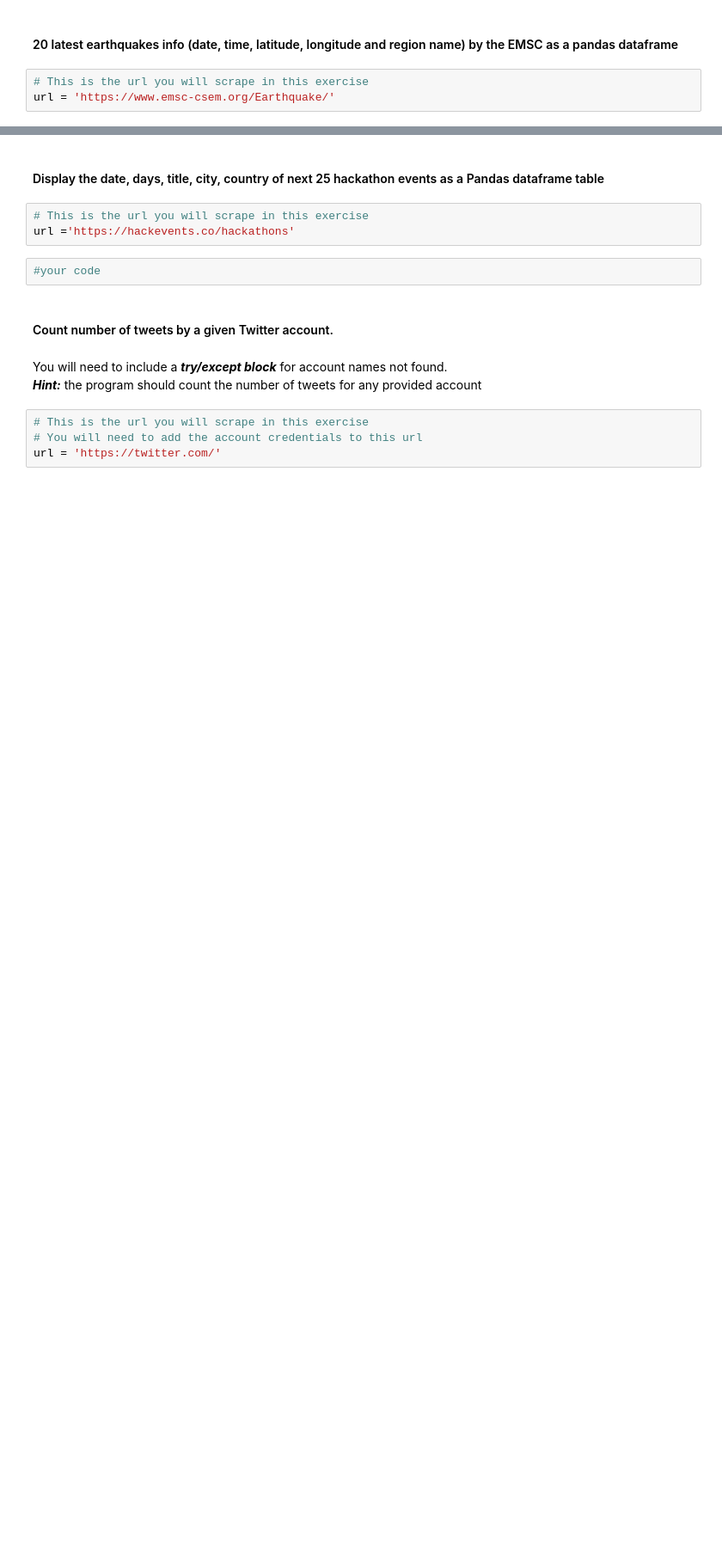
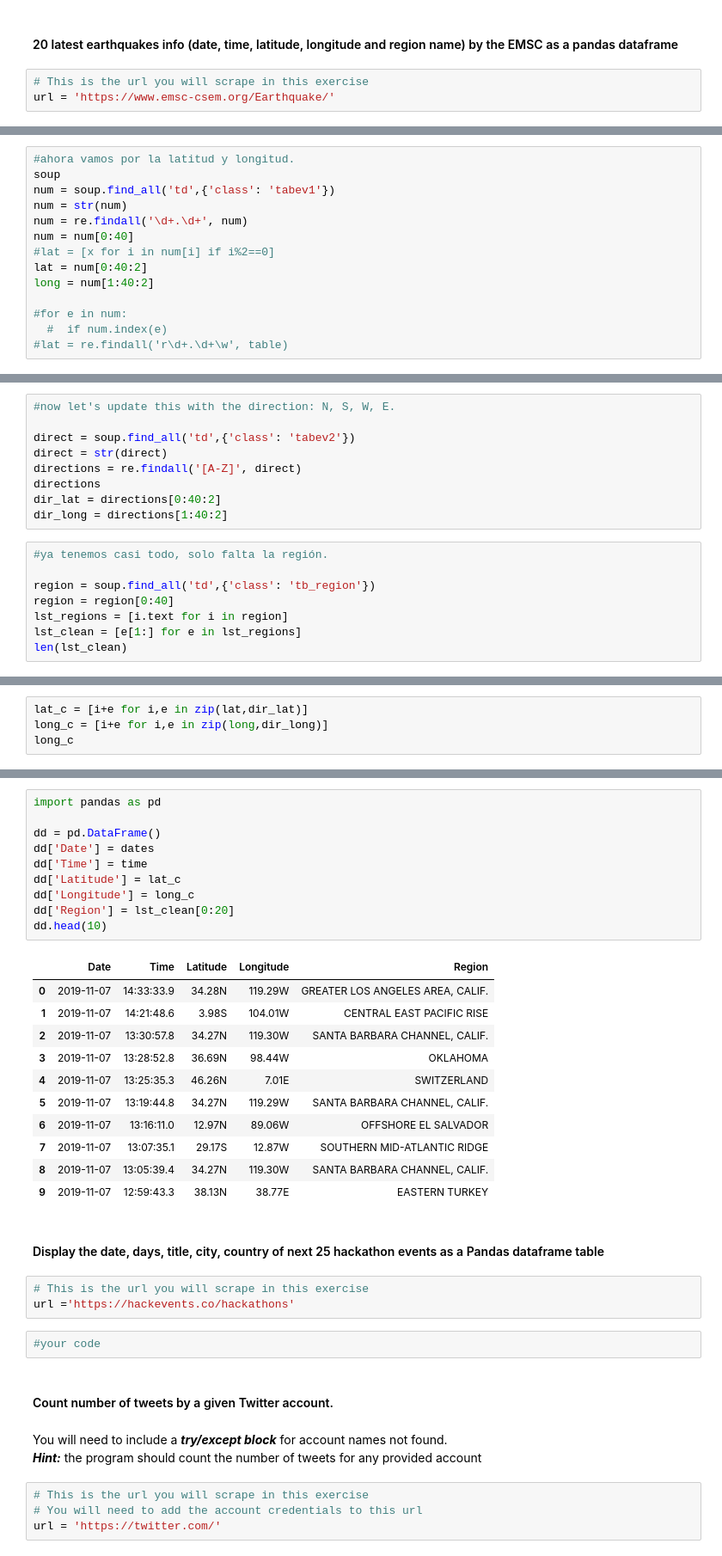
Before and after one commit to EnriqueOrtiz27/datamex1019, a Jupyter notebook: module-1/lab-web-scraping/your-code/solutions_enrique.ipynb, the cells around one changed output, grey strips where cells are left out. Shown: that part at 86% size. Drawn from its saved outputs; the diff is of its cells as text; blank space fills up the shorter version.

```diff
--- a/module-1/lab-web-scraping/your-code/solutions_enrique.ipynb
+++ b/module-1/lab-web-scraping/your-code/solutions_enrique.ipynb
@@ -236,0 +275,14 @@ url = 'https://www.emsc-csem.org/Earthquake/'
+# %%
+#ahora vamos por la latitud y longitud.
+soup
+num = soup.find_all('td',{'class': 'tabev1'})
+num = str(num)
+num = re.findall('\d+.\d+', num)
+num = num[0:40]
+#lat = [x for i in num[i] if i%2==0]
+lat = num[0:40:2]
+long = num[1:40:2]
+
+#for e in num:
+  #  if num.index(e)
+#lat = re.findall('r\d+.\d+\w', table)
@@ -236,0 +312,17 @@ url = 'https://www.emsc-csem.org/Earthquake/'
+# %%
+#now let's update this with the direction: N, S, W, E.
+
+direct = soup.find_all('td',{'class': 'tabev2'})
+direct = str(direct)
+directions = re.findall('[A-Z]', direct)
+directions
+dir_lat = directions[0:40:2]
+dir_long = directions[1:40:2]
+# %%
+#ya tenemos casi todo, solo falta la región.
+
+region = soup.find_all('td',{'class': 'tb_region'})
+region = region[0:40]
+lst_regions = [i.text for i in region]
+lst_clean = [e[1:] for e in lst_regions]
+len(lst_clean)
@@ -236,0 +331,4 @@ url = 'https://www.emsc-csem.org/Earthquake/'
+# %%
+lat_c = [i+e for i,e in zip(lat,dir_lat)]
+long_c = [i+e for i,e in zip(long,dir_long)]
+long_c
@@ -237,3 +356,25 @@ url = 'https://www.emsc-csem.org/Earthquake/'
+# %%
+import pandas as pd
+
+dd = pd.DataFrame()
+dd['Date'] = dates
+dd['Time'] = time
+dd['Latitude'] = lat_c
+dd['Longitude'] = long_c
+dd['Region'] = lst_clean[0:20]
+dd.head(10)
+# %% [output]
+|  | Date | Time | Latitude | Longitude | Region |
+| 0 | 2019-11-07 | 14:33:33.9 | 34.28N | 119.29W | GREATER LOS ANGELES AREA, CALIF. |
+| 1 | 2019-11-07 | 14:21:48.6 | 3.98S | 104.01W | CENTRAL EAST PACIFIC RISE |
+| 2 | 2019-11-07 | 13:30:57.8 | 34.27N | 119.30W | SANTA BARBARA CHANNEL, CALIF. |
+| 3 | 2019-11-07 | 13:28:52.8 | 36.69N | 98.44W | OKLAHOMA |
+| 4 | 2019-11-07 | 13:25:35.3 | 46.26N | 7.01E | SWITZERLAND |
+| 5 | 2019-11-07 | 13:19:44.8 | 34.27N | 119.29W | SANTA BARBARA CHANNEL, CALIF. |
+| 6 | 2019-11-07 | 13:16:11.0 | 12.97N | 89.06W | OFFSHORE EL SALVADOR |
+| 7 | 2019-11-07 | 13:07:35.1 | 29.17S | 12.87W | SOUTHERN MID-ATLANTIC RIDGE |
+| 8 | 2019-11-07 | 13:05:39.4 | 34.27N | 119.30W | SANTA BARBARA CHANNEL, CALIF. |
+| 9 | 2019-11-07 | 12:59:43.3 | 38.13N | 38.77E | EASTERN TURKEY |
 # %% [markdown]
 #### Display the date, days, title, city, country of next 25 hackathon events as a Pandas dataframe table
 # %%
```
Also changed, not shown: parts of 11 cells of this notebook.
